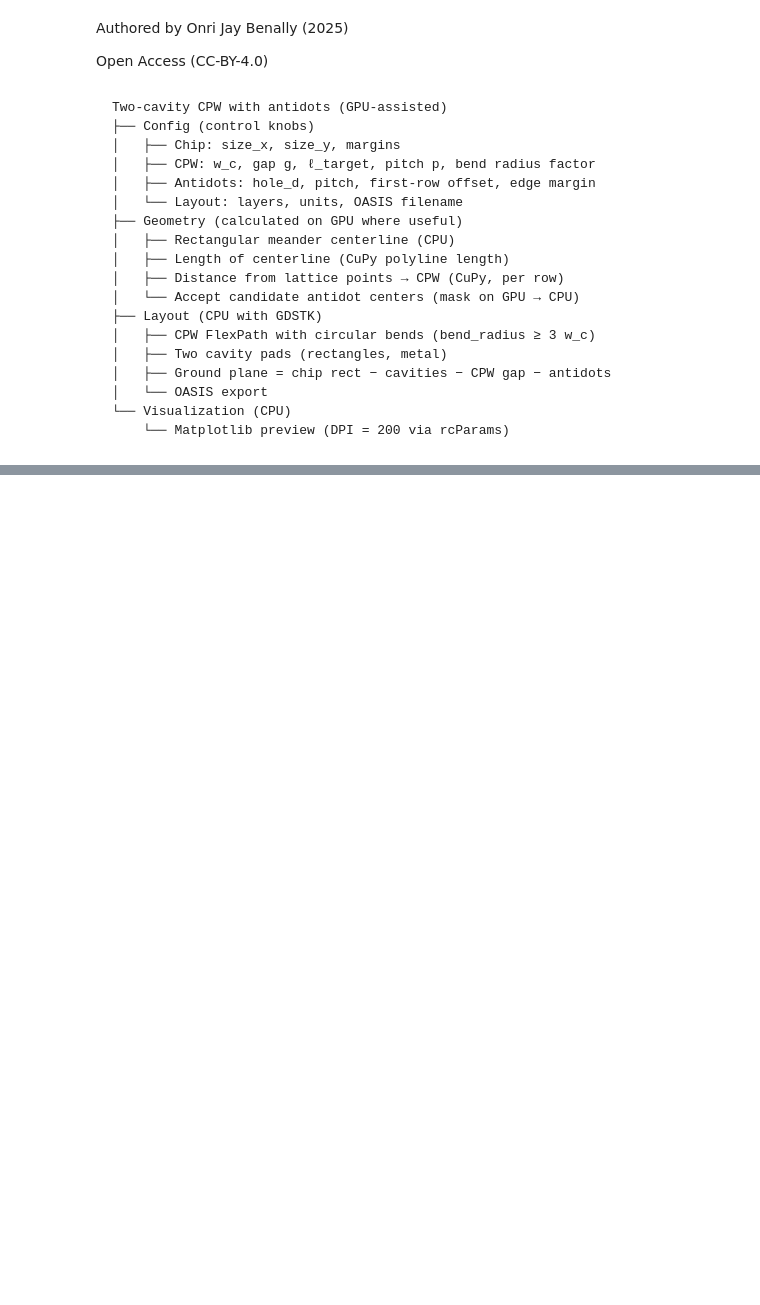
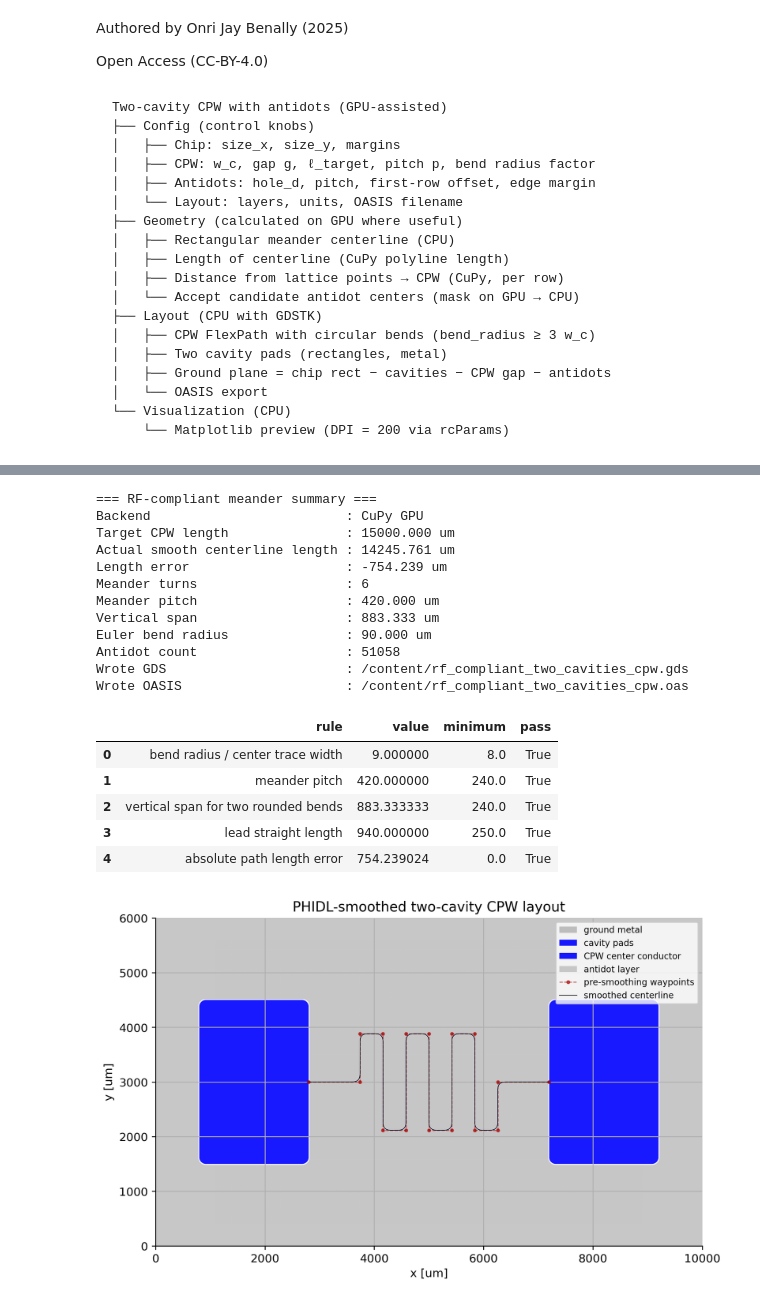
Before and after one commit to OJB-Quantum/Generative-Layout-Notebooks, a Jupyter notebook: CUDA_Accelerated_Two_Cavities_Connected_by_CPW_GDSTK.ipynb, the cells around one changed output, grey strips where cells are left out. Cells and saved outputs as stored; diff of their text form; code cells hidden in the pictures; blank space fills up the shorter version.

```diff
--- a/CUDA_Accelerated_Two_Cavities_Connected_by_CPW_GDSTK.ipynb
+++ b/CUDA_Accelerated_Two_Cavities_Connected_by_CPW_GDSTK.ipynb
@@ -590,10 +27,0 @@ def preview_top_cell(lib: gdstk.Library, config: ChipConfig) -> None:
-# %%
-def main() -> None:
-    """Build and preview the CPW + cavities + ground + antidots (separate layer)."""
-    config = ChipConfig()
-    library = build_cpw_meander_between_cavities(config)
-    preview_top_cell(library, config)
-
-
-if __name__ == "__main__":
-    main()
@@ -610,0 +1007,32 @@ OASIS layout written to: cpw_two_cavities.oas
+# %%
+# Cell 9: Build, validate, export, and preview.
+
+
+def main(config: LayoutConfig = CONFIG) -> LayoutArtifacts:
+    """Build and preview the RF-compliant two-cavity CPW layout."""
+    artifacts = build_layout(config)
+    preview_layout(artifacts, config)
+    return artifacts
+
+
+artifacts = main(CONFIG)
+# %% [output]
+=== RF-compliant meander summary ===
+Backend                         : CuPy GPU
+Target CPW length               : 15000.000 um
+Actual smooth centerline length : 14245.761 um
+Length error                    : -754.239 um
+Meander turns                   : 6
+Meander pitch                   : 420.000 um
+Vertical span                   : 883.333 um
+Euler bend radius               : 90.000 um
+Antidot count                   : 51058
+Wrote GDS                       : /content/rf_compliant_two_cavities_cpw.gds
+Wrote OASIS                     : /content/rf_compliant_two_cavities_cpw.oas
+|  | rule | value | minimum | pass |
+| 0 | bend radius / center trace width | 9.000000 | 8.0 | True |
+| 1 | meander pitch | 420.000000 | 240.0 | True |
+| 2 | vertical span for two rounded bends | 883.333333 | 240.0 | True |
+| 3 | lead straight length | 940.000000 | 250.0 | True |
+| 4 | absolute path length error | 754.239024 | 0.0 | True |
+[figure, added]
```
Also changed, not shown: parts of 18 cells of this notebook.
